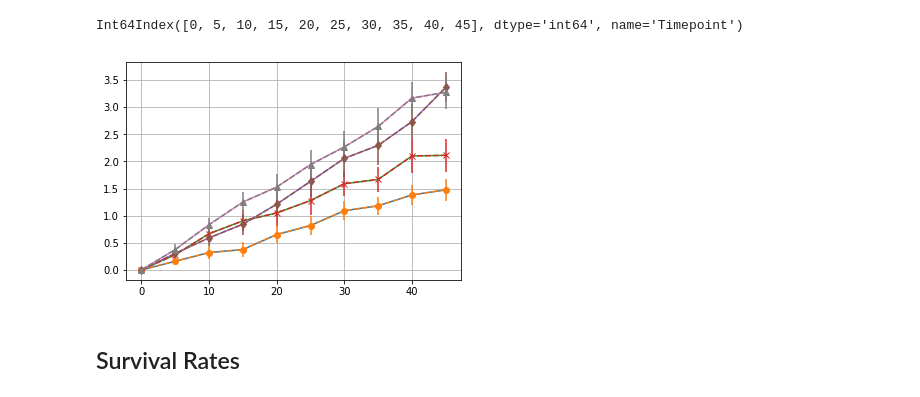
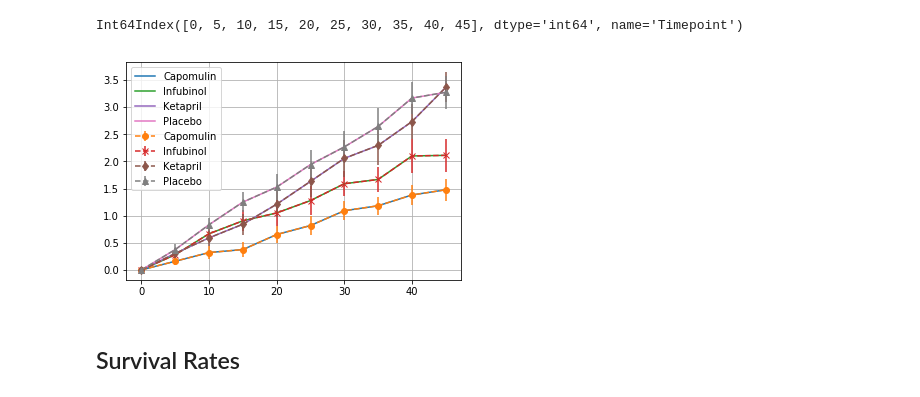
Before and after one commit to paul-data-science/HW5, a Jupyter notebook: pymaceuticals_starter-PAULAGv2.ipynb, the cells around one changed output. Cells and saved outputs as stored; diff of their text form; code cells hidden in the pictures.

```diff
--- a/pymaceuticals_starter-PAULAGv2.ipynb
+++ b/pymaceuticals_starter-PAULAGv2.ipynb
@@ -234,23 +236,23 @@ Int64Index([0, 5, 10, 15, 20, 25, 30, 35, 40, 45], dtype='int64', name='Timepoin
 # %%
 # Generate the Plot (with Error Bars)
 fig, ax=plt.subplots()
 mms_df=mean_met_sites_df_pivot
 sms_df=sem_met_sites_df_pivot
 
 mms_timepoint=mms_df.index
 i=0
 for drug in drug_list:
     plt.plot(mms_timepoint, mms_df[drug])
     ax.errorbar(mms_timepoint, mms_df[drug], yerr=sms_df[drug], marker=markers[i], linestyle='--')
     i+=1
 
-
+plt.legend(loc="best")
 # Save the Figure
 
 # Show the Figure
 plt.grid()
 # %% [output]
-[figure, old version]
+[figure, new version]
 # %% [markdown]
 ## Survival Rates
 # %%
```
Also changed, not shown: parts of 3 cells of this notebook.
